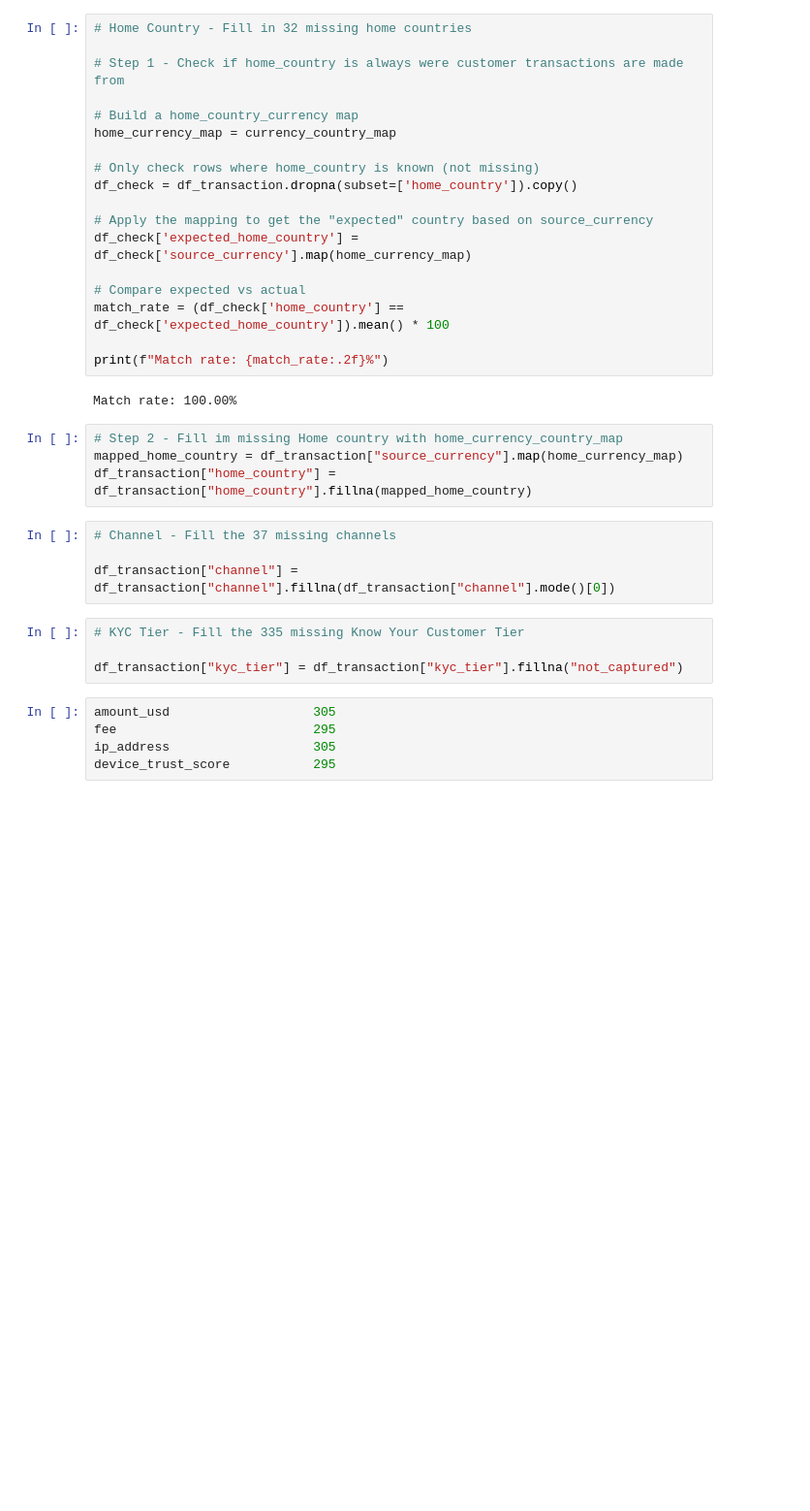
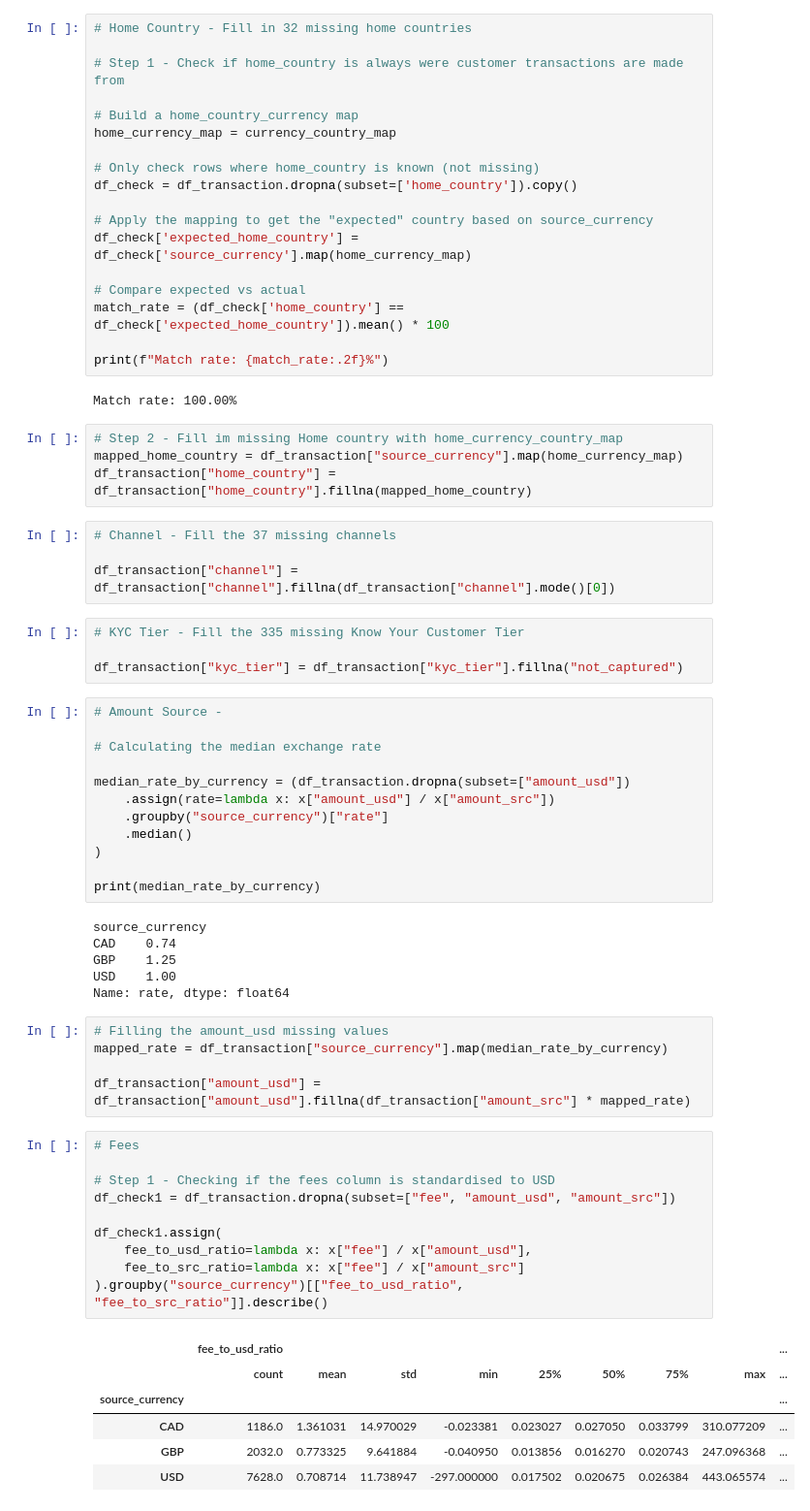
Before and after one commit to LeesiElekwa/Digital_Transfer_Fraud_Detection_System, a Jupyter notebook: Notebooks/Data Cleaning.ipynb, the cells around one changed output. Shown at 97% size. Saved outputs shown, nothing was run; the diff lists cells and outputs as text; blank space fills up the shorter version.

Commit message:
Handling missing values for numeric variables

```diff
--- a/Notebooks/Data Cleaning.ipynb
+++ b/Notebooks/Data Cleaning.ipynb
@@ -489,8 +513,43 @@ df_transaction["channel"] = df_transaction["channel"].fillna(df_transaction["cha
 # KYC Tier - Fill the 335 missing Know Your Customer Tier
 
 df_transaction["kyc_tier"] = df_transaction["kyc_tier"].fillna("not_captured")
-# %%
-amount_usd                   305
-fee                          295
-ip_address                   305
-device_trust_score           295
+# %%
+# Amount Source -
+
+# Calculating the median exchange rate
+
+median_rate_by_currency = (df_transaction.dropna(subset=["amount_usd"])
+    .assign(rate=lambda x: x["amount_usd"] / x["amount_src"])
+    .groupby("source_currency")["rate"]
+    .median()
+)
+
+print(median_rate_by_currency)
+# %% [output]
+source_currency
+CAD    0.74
+GBP    1.25
+USD    1.00
+Name: rate, dtype: float64
+# %%
+# Filling the amount_usd missing values
+mapped_rate = df_transaction["source_currency"].map(median_rate_by_currency)
+
+df_transaction["amount_usd"] = df_transaction["amount_usd"].fillna(df_transaction["amount_src"] * mapped_rate)
+# %%
+# Fees
+
+# Step 1 - Checking if the fees column is standardised to USD
+df_check1 = df_transaction.dropna(subset=["fee", "amount_usd", "amount_src"])
+
+df_check1.assign(
+    fee_to_usd_ratio=lambda x: x["fee"] / x["amount_usd"],
+    fee_to_src_ratio=lambda x: x["fee"] / x["amount_src"]
+).groupby("source_currency")[["fee_to_usd_ratio", "fee_to_src_ratio"]].describe()
+# %% [output]
+|  | fee_to_usd_ratio |  |  |  |  |  |  |  | ... |
+|  | count | mean | std | min | 25% | 50% | 75% | max | ... |
+| source_currency |  |  |  |  |  |  |  |  | ... |
+| CAD | 1186.0 | 1.361031 | 14.970029 | -0.023381 | 0.023027 | 0.027050 | 0.033799 | 310.077209 | ... |
+| GBP | 2032.0 | 0.773325 | 9.641884 | -0.040950 | 0.013856 | 0.016270 | 0.020743 | 247.096368 | ... |
+| USD | 7628.0 | 0.708714 | 11.738947 | -297.000000 | 0.017502 | 0.020675 | 0.026384 | 443.065574 | ... |
```
Also changed, not shown: parts of 8 cells of this notebook.
